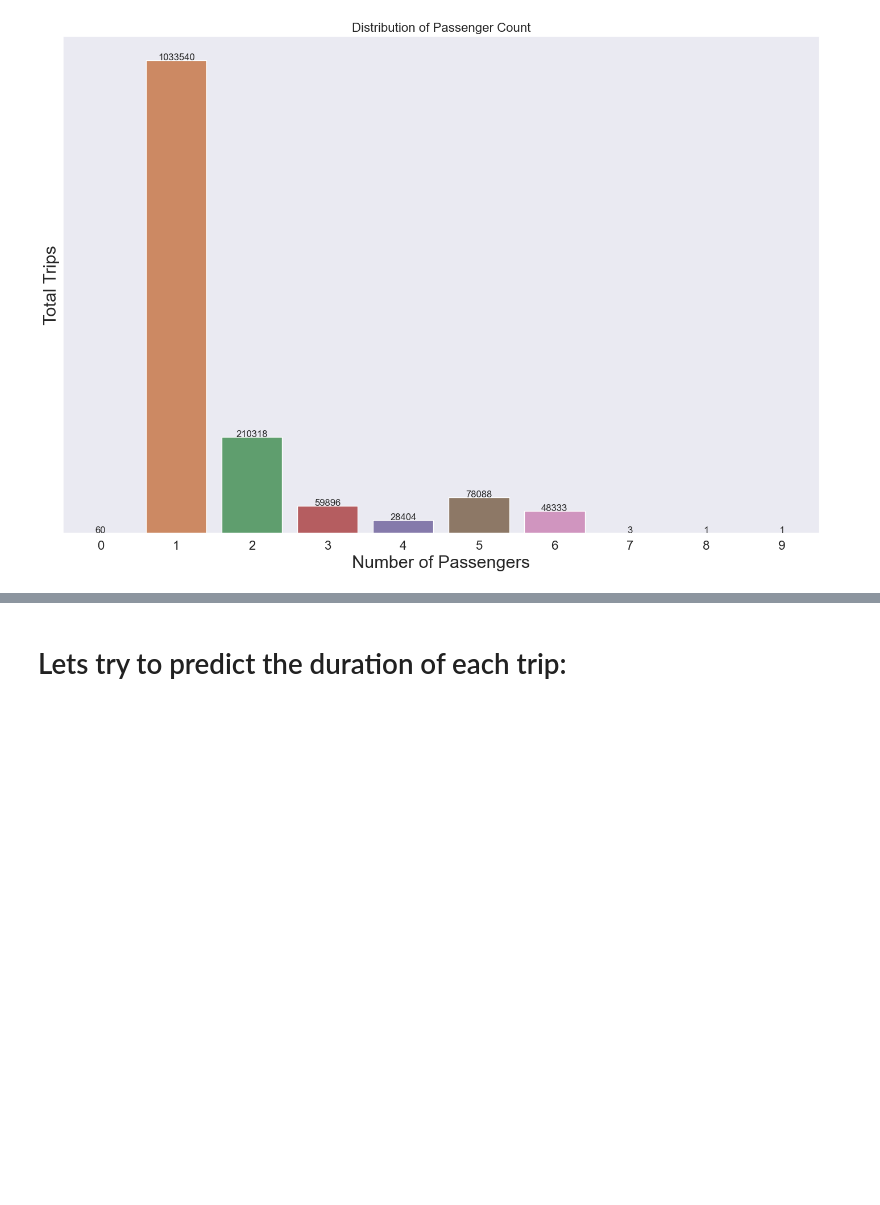
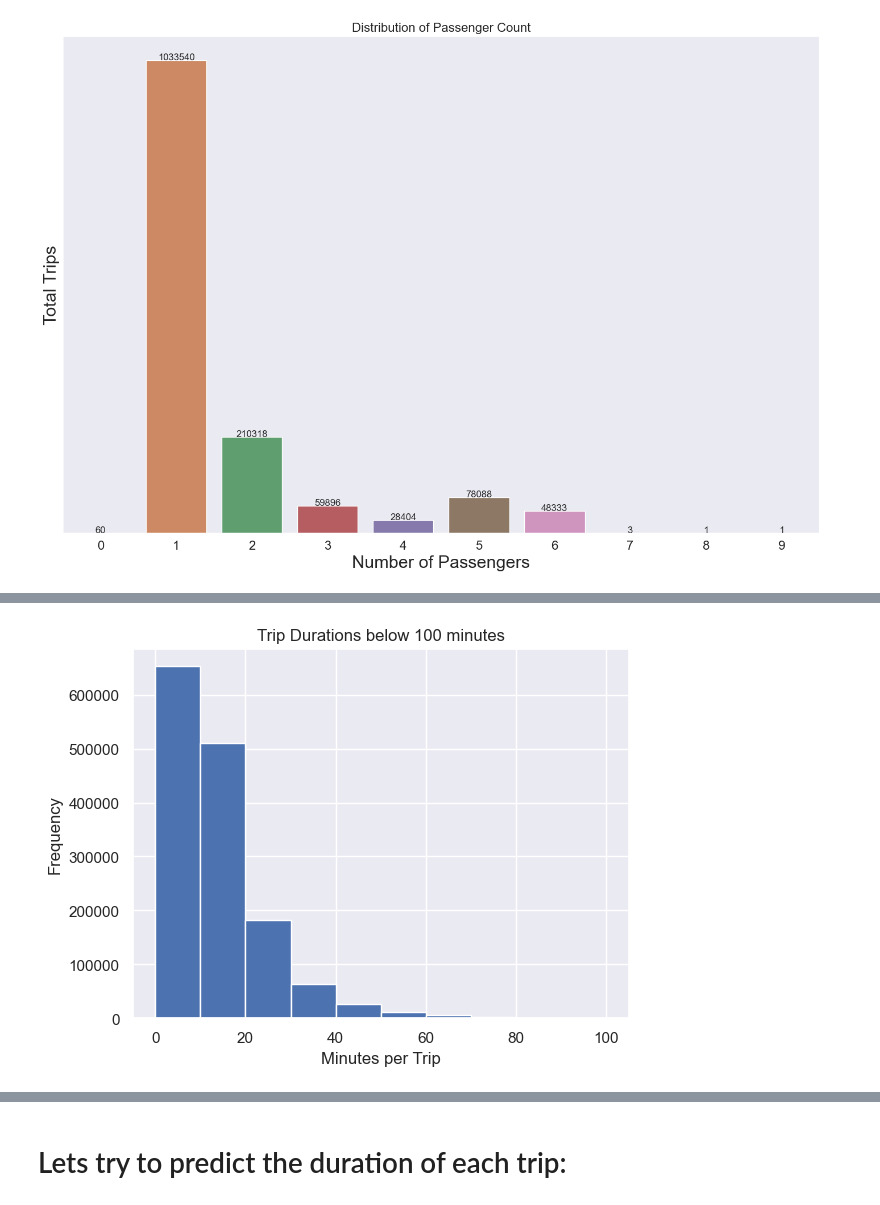
Before and after one commit to darklord-57/darklord, a Jupyter notebook: data_analysis/cab_trip/cab_eda.ipynb, the cells around one changed output, grey strips where cells are left out. Cells and saved outputs as stored; diff of their text form; code cells hidden in the pictures; blank space fills up the shorter version.

```diff
--- a/data_analysis/cab_trip/cab_eda.ipynb
+++ b/data_analysis/cab_trip/cab_eda.ipynb
@@ -343,0 +312,8 @@ SyntaxError: invalid syntax (3932050802.py, line 1)
+# %%
+df[df['trip_duration']<100]['trip_duration'].plot(kind='hist')
+
+plt.title('Trip Durations below 100 minutes')
+plt.xlabel("Minutes per Trip")
+plt.show()
+# %% [output]
+[figure, added]
```
Also changed, not shown: parts of 35 cells of this notebook, 2 other files.
